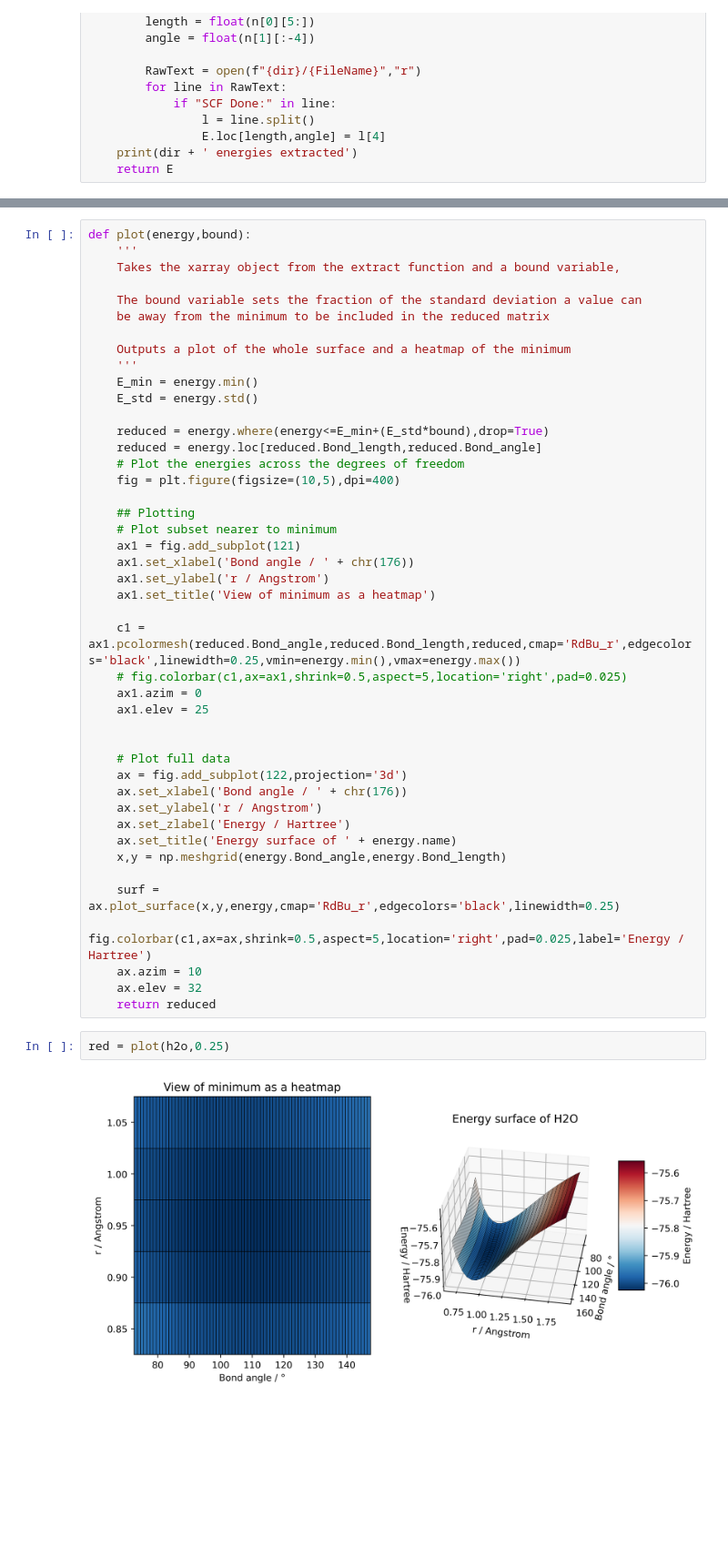
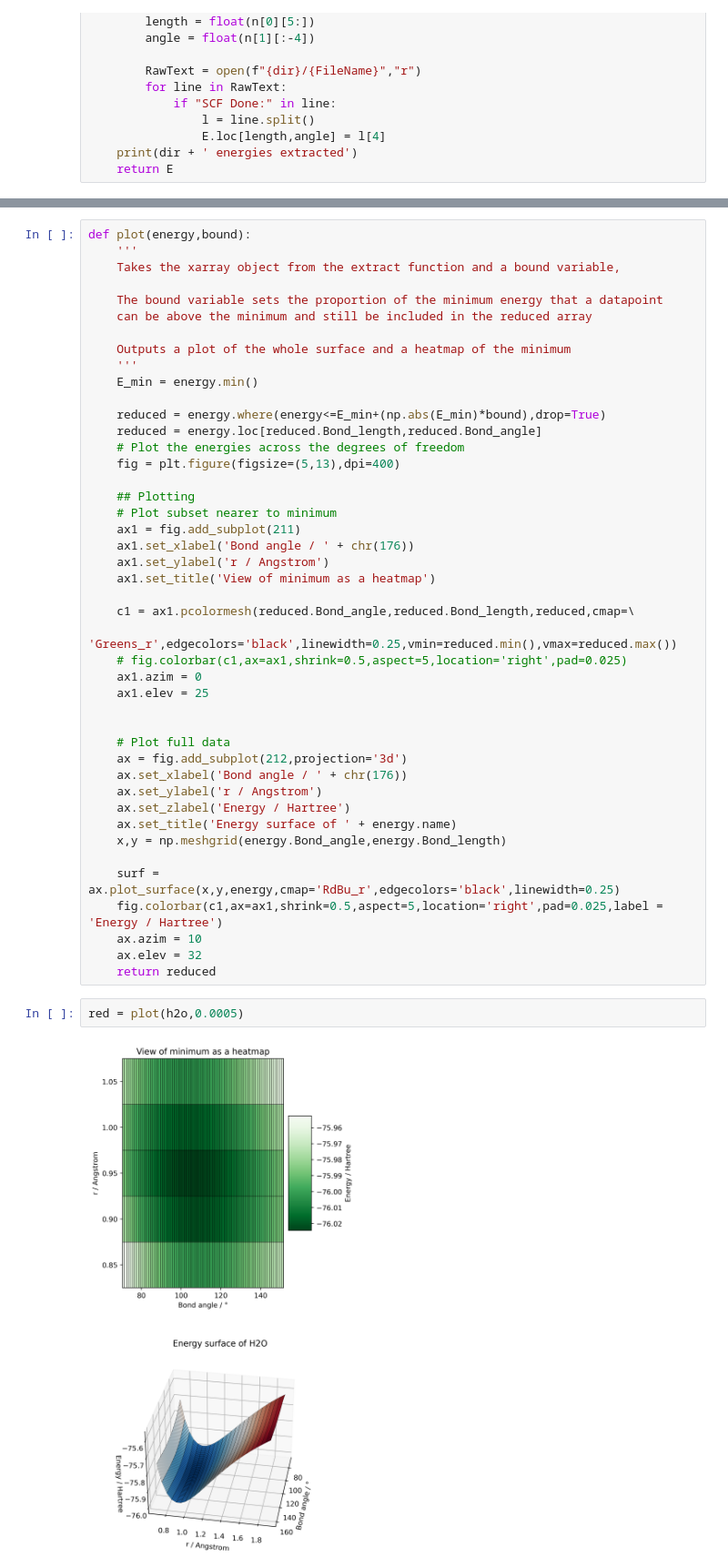
Before and after one commit to DomThom/Part_II_Exercises, a Jupyter notebook: Ex_2/calculator.ipynb, the cells around one changed output, grey strips where cells are left out. Shown at 91% size. Cells and saved outputs as stored; diff of their text form; blank space fills up the shorter version.

```diff
--- a/Ex_2/calculator.ipynb
+++ b/Ex_2/calculator.ipynb
@@ -100,34 +118,34 @@ def plot(energy,bound):
     '''
     Takes the xarray object from the extract function and a bound variable,
 
-    The bound variable sets the fraction of the standard deviation a value can
-    be away from the minimum to be included in the reduced matrix
+    The bound variable sets the proportion of the minimum energy that a datapoint
+    can be above the minimum and still be included in the reduced array
 
     Outputs a plot of the whole surface and a heatmap of the minimum
     '''
     E_min = energy.min()
-    E_std = energy.std()
 
-    reduced = energy.where(energy<=E_min+(E_std*bound),drop=True)
+    reduced = energy.where(energy<=E_min+(np.abs(E_min)*bound),drop=True)
     reduced = energy.loc[reduced.Bond_length,reduced.Bond_angle]
     # Plot the energies across the degrees of freedom
-    fig = plt.figure(figsize=(10,5),dpi=400)
+    fig = plt.figure(figsize=(5,13),dpi=400)
 
     ## Plotting
     # Plot subset nearer to minimum
-    ax1 = fig.add_subplot(121)
+    ax1 = fig.add_subplot(211)
     ax1.set_xlabel('Bond angle / ' + chr(176))
     ax1.set_ylabel('r / Angstrom')
     ax1.set_title('View of minimum as a heatmap')
 
-    c1 = ax1.pcolormesh(reduced.Bond_angle,reduced.Bond_length,reduced,cmap='RdBu_r',edgecolors='black',linewidth=0.25,vmin=energy.min(),vmax=energy.max())
+    c1 = ax1.pcolormesh(reduced.Bond_angle,reduced.Bond_length,reduced,cmap=\
+    'Greens_r',edgecolors='black',linewidth=0.25,vmin=reduced.min(),vmax=reduced.max())
     # fig.colorbar(c1,ax=ax1,shrink=0.5,aspect=5,location='right',pad=0.025)
     ax1.azim = 0
     ax1.elev = 25
 
 
     # Plot full data
-    ax = fig.add_subplot(122,projection='3d')
+    ax = fig.add_subplot(212,projection='3d')
     ax.set_xlabel('Bond angle / ' + chr(176))
     ax.set_ylabel('r / Angstrom')
     ax.set_zlabel('Energy / Hartree')
@@ -135,12 +153,12 @@ def plot(energy,bound):
     x,y = np.meshgrid(energy.Bond_angle,energy.Bond_length)
 
     surf = ax.plot_surface(x,y,energy,cmap='RdBu_r',edgecolors='black',linewidth=0.25)
-    fig.colorbar(c1,ax=ax,shrink=0.5,aspect=5,location='right',pad=0.025,label='Energy / Hartree')
+    fig.colorbar(c1,ax=ax1,shrink=0.5,aspect=5,location='right',pad=0.025,label = 'Energy / Hartree')
     ax.azim = 10
     ax.elev = 32
     return reduced
 # %%
-red = plot(h2o,0.25)
+red = plot(h2o,0.0005)
 # %% [output]
-[figure, old version]
+[figure, new version]
 # %%
```
Also changed, not shown: parts of 13 cells of this notebook.
